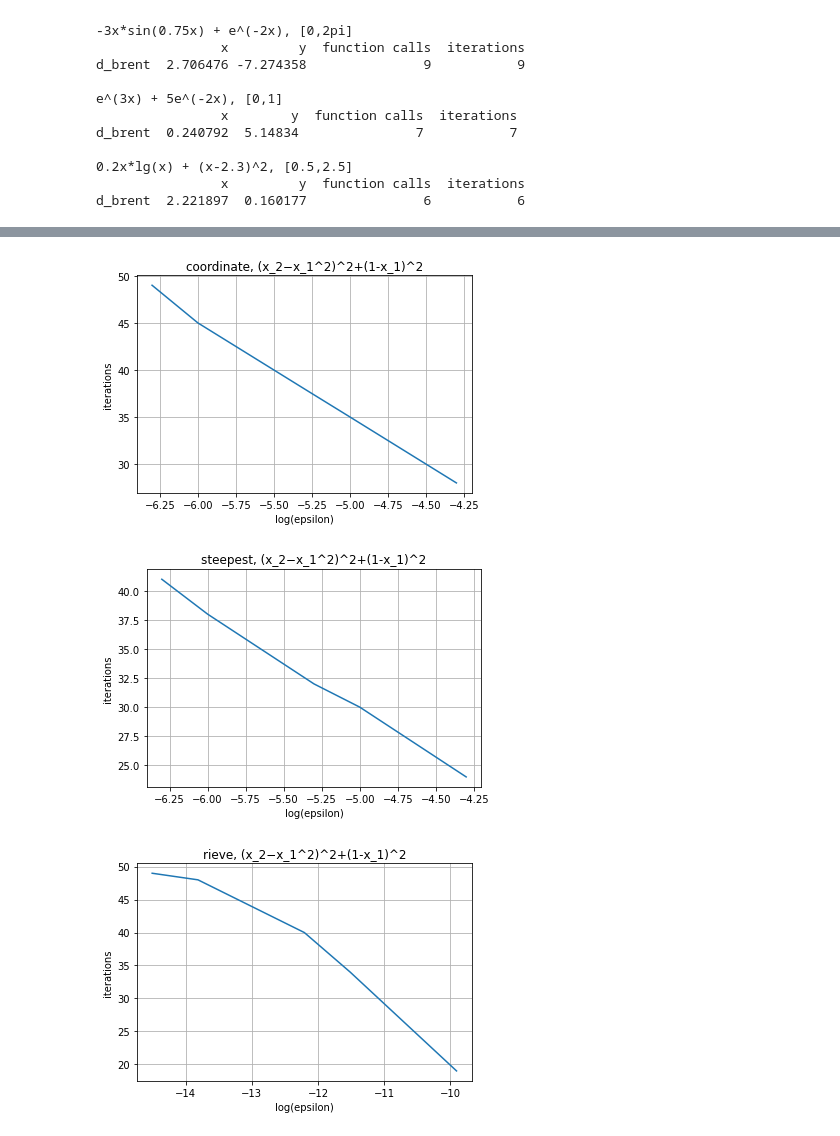
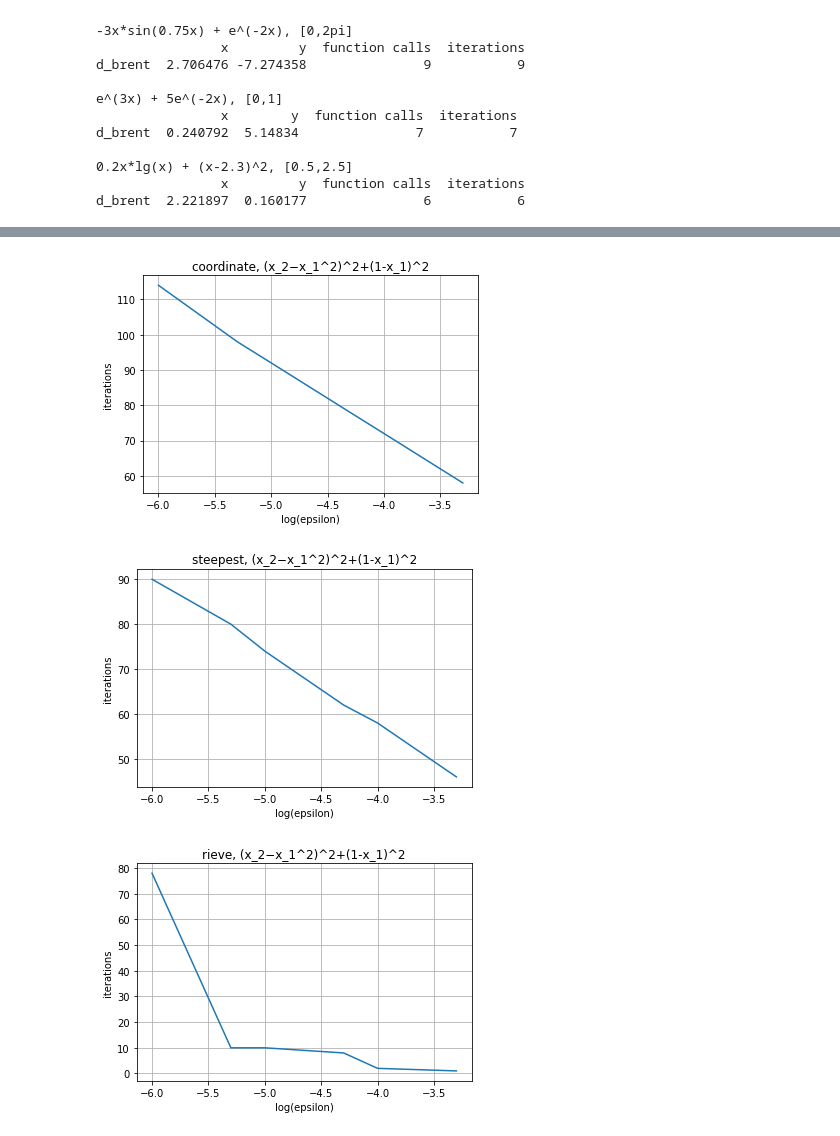
Before and after one commit to Leeelooo/opt_methods, a Jupyter notebook: lab2/lab2.ipynb, the cells around one changed output, grey strips where cells are left out. Drawn from its saved outputs; the diff is of its cells as text; code cells hidden in the pictures.

```diff
--- a/lab2/lab2.ipynb
+++ b/lab2/lab2.ipynb
@@ -295,7 +295,7 @@ def steepest_descent(X0, f, df, eps=1e-5, max_iter=5e4):
         values.append(f(X))
         k += 1
 
-        if np.sum(np.abs(values[-1] - values[-2])) < eps:
+        if np.linalg.norm(np.array([df(X, i) for i in range(args_count)])) < eps:
             break
 
     return np.array(coords), np.array(values)
@@ -360,6 +360,6 @@ steepest, min of (x_1+x_2)^2+5(x_3−x_4)^2+(x_2−2x_3)^4+10(x_1−x_4)^4 is [-
 # %%
 
-def projection_descent(X0, f, df, surface, D, eps=1e-2, max_iter=5e4):
+def projection_descent(X0, f, df, surface, D, eps=1e-5, max_iter=5e4):
     coords_real = []
     values_real = []
     coords_projected = []
@@ -399,23 +399,18 @@ def projection_descent(X0, f, df, surface, D, eps=1e-2, max_iter=5e4):
         values_projected.append(projected[-1])
         k += 1
 
-        if np.sum(np.abs(F - F_prev)) < eps:
+        if np.linalg.norm(np.array([df(X, i) for i in range(args_count)])) < eps:
             break
 
-        if np.linalg.norm(X - X_prev) < eps:
-            break
-
-
     return best, np.array(coords_real), np.array(values_real), np.array(coords_projected), np.array(values_projected)
 # %%
 
 for equation in equations:
     f, df, X0 = equations[equation]
     surface = np.array([0, -1, -1]) if len(X0) == 2 else np.array([0, -1, 0, 0, -1])
-    best, coords_real, values_real, coords_projected, values_projected = projection_descent(X0, f, df, surface, 2, max_iter=1000, eps=1e-2)
+    best, coords_real, values_real, coords_projected, values_projected = projection_descent(X0, f, df, surface, 2, max_iter=1000)
     print(f'projection, min of {equation} is {coords_real[-1]} with value {values_real[-1]}')
 
     if len(X0) == 2:
         risovalka(coords_real, f)
-        risovalka(coords_projected, lambda X: -X[0] + 2)
 # %% [output]
@@ -466,7 +458,7 @@ def rieve_descent(X0, f, df, h=0.01, C=2.0, eps=1e-5, max_iter=5e4):
 
         k += 1
 
-        if np.linalg.norm(x_cur - x_prev) < eps or abs(f(x_cur) - f(x_prev)) < eps:
+        if np.linalg.norm(np.array([df(x_cur, i) for i in range(len(x_cur))])) < eps:
             break
 
     return np.array(coords), np.array(values)
@@ -499,23 +491,23 @@ rieve, min of (x_1+x_2)^2+5(x_3−x_4)^2+(x_2−2x_3)^4+10(x_1−x_4)^4 is [-0.0
 # %%
 
 precision_values = [
-    5e-7, 1e-6, 5e-6, 1e-5, 5e-5
+    1e-6, 5e-6, 1e-5, 5e-5, 1e-4, 5e-4
 ]
 
 func = '(x_2−x_1^2)^2+(1-x_1)^2'
 f, df, X0 = equations[func]
 for descent in gradient_descents:
     fig, ax = plt.subplots()
     ax.plot([np.log10(x) for x in precision_values],[len(gradient_descents[descent](X0, f, df, eps=x)[0]) for x in precision_values])
     ax.set(xlabel='log(epsilon)', ylabel='iterations', title=f'{descent}, {func}')
     ax.grid()
 
 C, h = rieve_data[func]
 fig, ax = plt.subplots()
-ax.plot([np.log(x) for x in precision_values],[len(rieve_descent([np.ones(len(X0)) * 0.5, np.ones(len(X0)) * 2], f, df, C=C, h=h, eps=x)[0]) for x in precision_values])
+ax.plot([np.log10(x) for x in precision_values],[len(rieve_descent([np.ones(len(X0)) * 0.5, np.ones(len(X0)) * 2], f, df, C=C, h=h, eps=x)[0]) for x in precision_values])
 ax.set(xlabel='log(epsilon)', ylabel='iterations', title=f'rieve, {func}')
 ax.grid()
 # %% [output]
-[figure, old version]
+[figure, new version]
-[figure, old version]
+[figure, new version]
-[figure, old version]
+[figure, new version]
```
Also changed, not shown: parts of 4 cells of this notebook.
